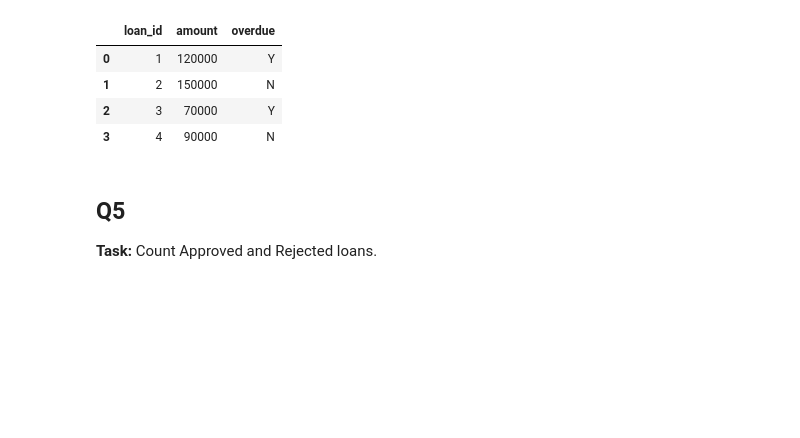
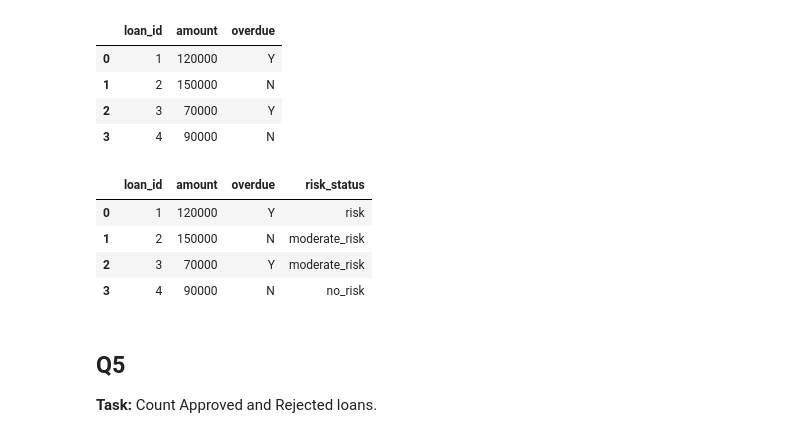
Before and after one commit to Daheemfarooqui/100daysof-sql, a Jupyter notebook: SQL_Practice_Day9_Advanced_CASE_WHEN.ipynb, the cells around one changed output. Cells and saved outputs as stored; diff of their text form; code cells hidden in the pictures; blank space fills up the shorter version.

```diff
--- a/SQL_Practice_Day9_Advanced_CASE_WHEN.ipynb
+++ b/SQL_Practice_Day9_Advanced_CASE_WHEN.ipynb
@@ -108,11 +108,23 @@ df
 | 3 | 4 | 90000 | N |
 # %%
 sqldf("""
-    select loan_id,amount,overdue,
-    case when w
-
-
+select
+    loan_id,
+    amount,
+    overdue,
+    case
+        when amount >= 100000 and overdue = 'Y' then 'risk'
+        when amount < 100000 and overdue = 'N' then 'no_risk'
+        else 'moderate_risk'
+    end as risk_status
+from df
 """)
+# %% [output]
+|  | loan_id | amount | overdue | risk_status |
+| 0 | 1 | 120000 | Y | risk |
+| 1 | 2 | 150000 | N | moderate_risk |
+| 2 | 3 | 70000 | Y | moderate_risk |
+| 3 | 4 | 90000 | N | no_risk |
 # %% [markdown]
 ## Q5
 
```
Also changed, not shown: parts of 6 cells of this notebook.
